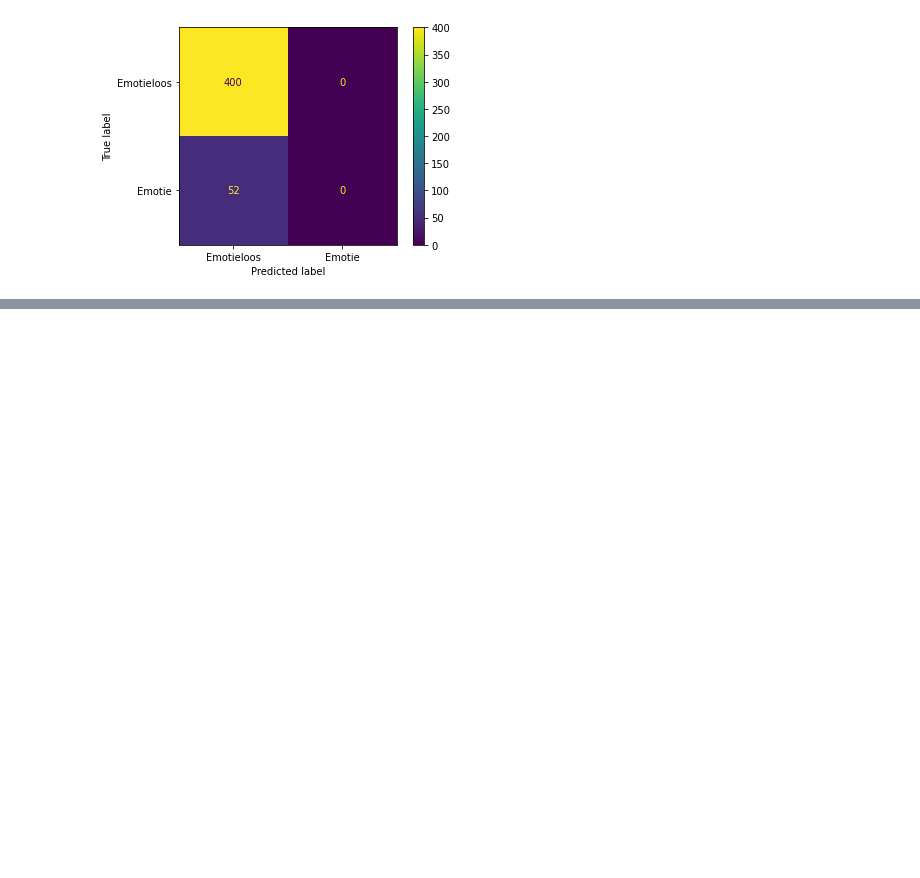
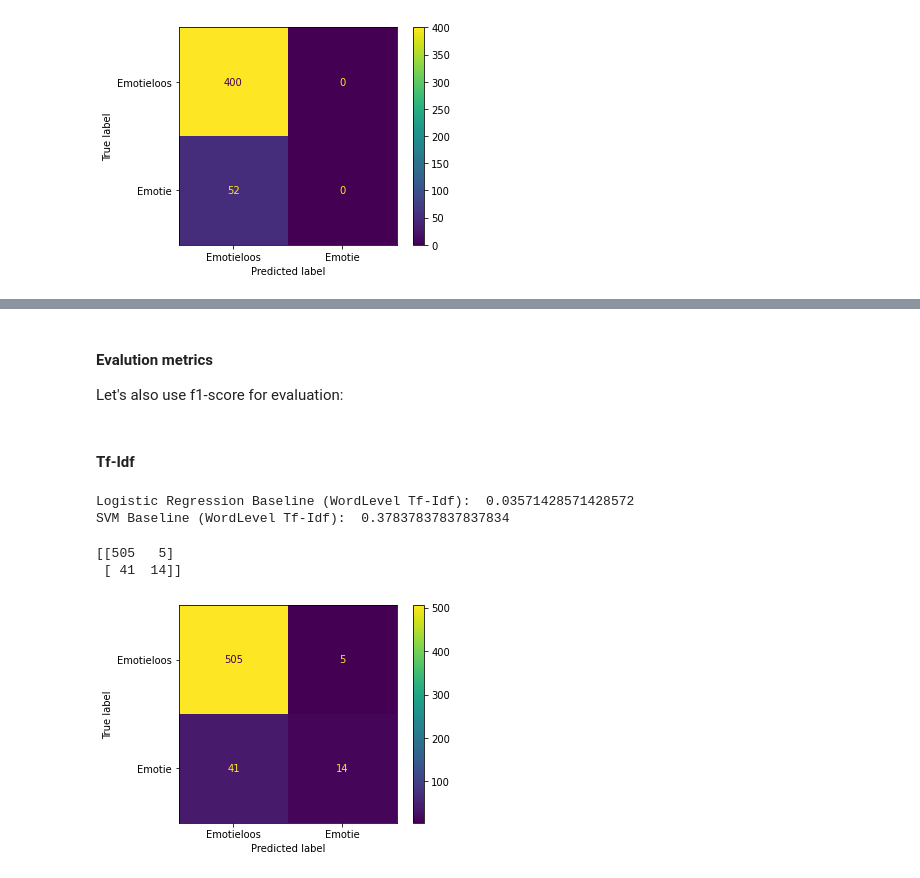
Before and after one commit to arnodeceuninck/news-headlines-research, a Jupyter notebook: 1 Label classification.ipynb, the cells around one changed output, grey strips where cells are left out. Saved outputs shown, nothing was run; the diff lists cells and outputs as text; code cells hidden in the pictures; blank space fills up the shorter version.

Commit message:
Emotion handling unbalanced data + Try BERT for categorizing

```diff
--- a/1 Label classification.ipynb
+++ b/1 Label classification.ipynb
@@ -1058,0 +1122,63 @@ weighted avg       0.78      0.88      0.83       452
+# %%
+import pandas as pd
+from sklearn import model_selection
+
+df = pd.read_excel('headline-data/Dataverwerking.xlsx', sheet_name='Verwerking')
+train_x, valid_x, train_y, valid_y = model_selection.train_test_split(df['Headline '], df['Emotie'])
+# %% [markdown]
+#### Evalution metrics
+Let's also use f1-score for evaluation:
+# %%
+from sklearn import metrics
+
+
+def train_model(classifier, feature_vector_train, label, feature_vector_valid):
+    # fit the training dataset on the classifier
+    classifier.fit(feature_vector_train, label)
+
+    # predict the labels on validation dataset
+    predictions = classifier.predict(feature_vector_valid)
+
+    return metrics.f1_score(valid_y, predictions)
+
+
+def confusion_matrix(target_test, predicted_mnb):
+    print(metrics.confusion_matrix(target_test, predicted_mnb))
+    metrics.ConfusionMatrixDisplay.from_predictions(target_test, predicted_mnb, display_labels=["Emotieloos", "Emotie"])
+# %% [markdown]
+#### Tf-Idf
+# %%
+from nltk.stem.snowball import DutchStemmer
+from sklearn.feature_extraction.text import TfidfVectorizer, CountVectorizer
+
+stemmer = DutchStemmer()
+analyzer = CountVectorizer().build_analyzer()
+
+
+def stemmed_words(doc):
+    return (stemmer.stem(w) for w in analyzer(doc))
+
+
+stem_vectorizer = TfidfVectorizer(analyzer=stemmed_words)
+stem_vectorizer.fit(df['Headline '])
+xtrain_tfidf = stem_vectorizer.transform(train_x)
+xvalid_tfidf = stem_vectorizer.transform(valid_x)
+# %%
+from sklearn import linear_model, svm
+
+accuracyORIGINAL = train_model(
+    linear_model.LogisticRegression(random_state=0, solver='lbfgs', multi_class='multinomial'), xtrain_tfidf, train_y,
+    xvalid_tfidf)
+print("Logistic Regression Baseline (WordLevel Tf-Idf): ", accuracyORIGINAL)
+accuracyORIGINAL = train_model(svm.LinearSVC(), xtrain_tfidf, train_y, xvalid_tfidf)
+print("SVM Baseline (WordLevel Tf-Idf): ", accuracyORIGINAL)
+# %% [output]
+Logistic Regression Baseline (WordLevel Tf-Idf):  0.03571428571428572
+SVM Baseline (WordLevel Tf-Idf):  0.37837837837837834
+# %%
+clf = svm.LinearSVC().fit(xtrain_tfidf, train_y)
+confusion_matrix(valid_y, clf.predict(xvalid_tfidf))
+# %% [output]
+[[505   5]
+ [ 41  14]]
+[figure, added]
```
Also changed, not shown: parts of 87 cells of this notebook.
